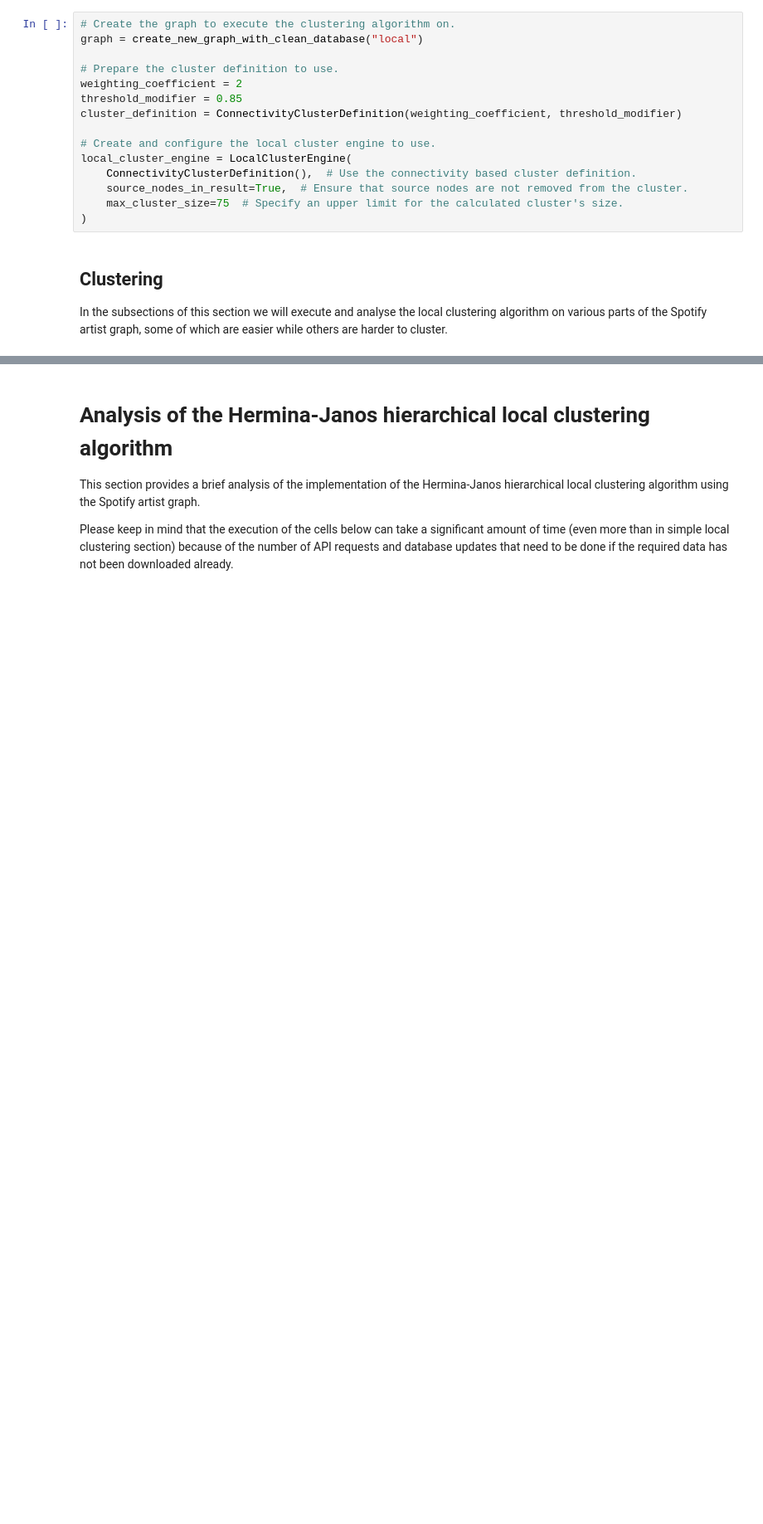
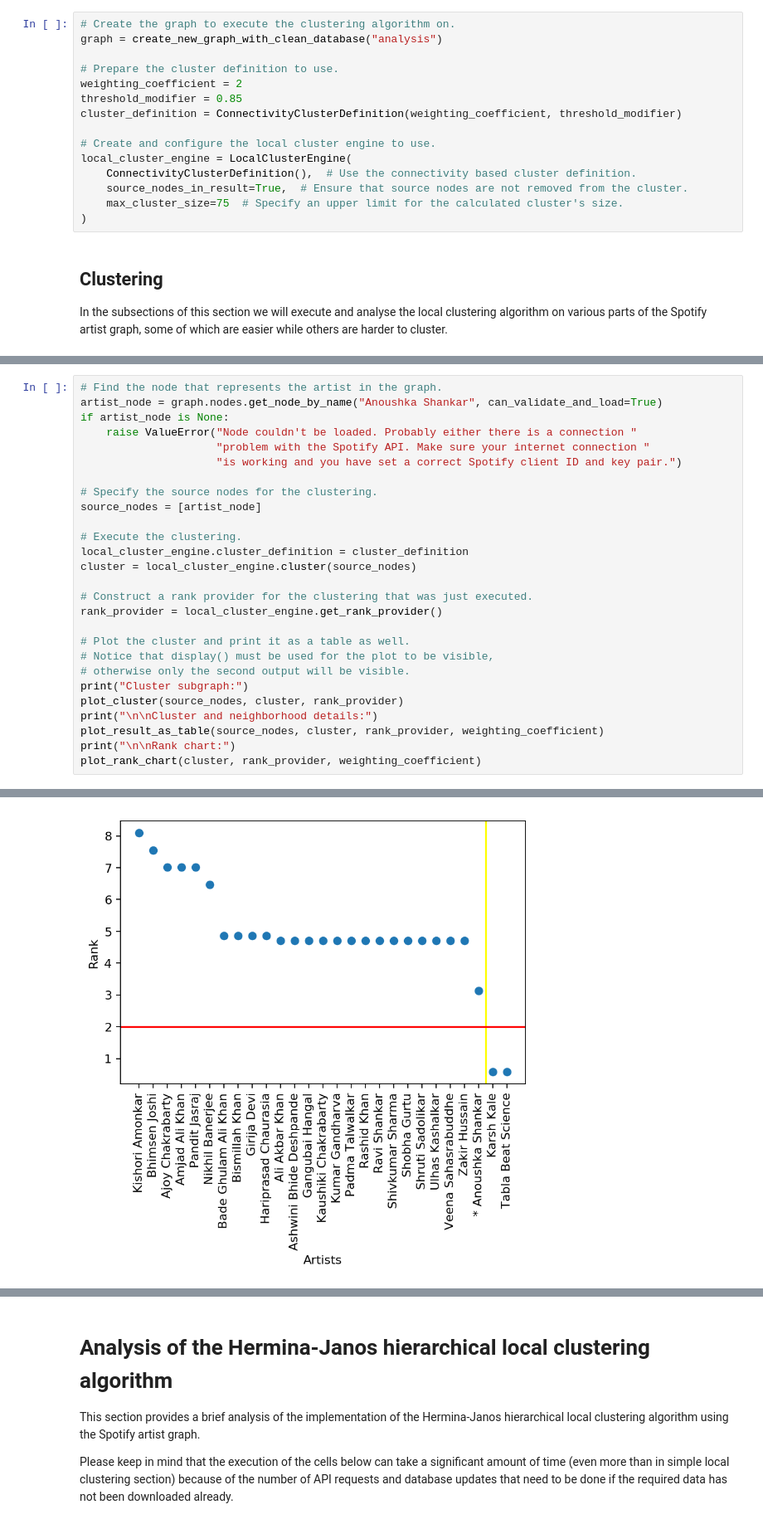
Before and after one commit to volfpeter/localclustering, a Jupyter notebook: documents/Algorithm Analysis with the Spotify Related Artists Graph.ipynb, the cells around one changed output, grey strips where cells are left out. Shown at 83% size. Cells and saved outputs as stored; diff of their text form; blank space fills up the shorter version.

```diff
--- a/documents/Algorithm Analysis with the Spotify Related Artists Graph.ipynb
+++ b/documents/Algorithm Analysis with the Spotify Related Artists Graph.ipynb
@@ -287,7 +287,7 @@ Please keep in mind that the execution of the cells below can take a significant
 First of all the graph the cluster analysis is executed on and the clustering algorithm must be created and configured.
 # %%
 # Create the graph to execute the clustering algorithm on.
-graph = create_new_graph_with_clean_database("local")
+graph = create_new_graph_with_clean_database("analysis")
 
 # Prepare the cluster definition to use.
 weighting_coefficient = 2
@@ -306,0 +309,28 @@ In the subsections of this section we will execute and analyse the local cluster
+# %%
+# Find the node that represents the artist in the graph.
+artist_node = graph.nodes.get_node_by_name("Anoushka Shankar", can_validate_and_load=True)
+if artist_node is None:
+    raise ValueError("Node couldn't be loaded. Probably either there is a connection "
+                     "problem with the Spotify API. Make sure your internet connection "
+                     "is working and you have set a correct Spotify client ID and key pair.")
+
+# Specify the source nodes for the clustering.
+source_nodes = [artist_node]
+
+# Execute the clustering.
+local_cluster_engine.cluster_definition = cluster_definition
+cluster = local_cluster_engine.cluster(source_nodes)
+
+# Construct a rank provider for the clustering that was just executed.
+rank_provider = local_cluster_engine.get_rank_provider()
+
+# Plot the cluster and print it as a table as well.
+# Notice that display() must be used for the plot to be visible,
+# otherwise only the second output will be visible.
+print("Cluster subgraph:")
+plot_cluster(source_nodes, cluster, rank_provider)
+print("\n\nCluster and neighborhood details:")
+plot_result_as_table(source_nodes, cluster, rank_provider, weighting_coefficient)
+print("\n\nRank chart:")
+plot_rank_chart(cluster, rank_provider, weighting_coefficient)
+# %% [output]
@@ -306,0 +359 @@ In the subsections of this section we will execute and analyse the local cluster
+[figure, added]
```
Also changed, not shown: parts of 15 cells of this notebook, 3 other files.
